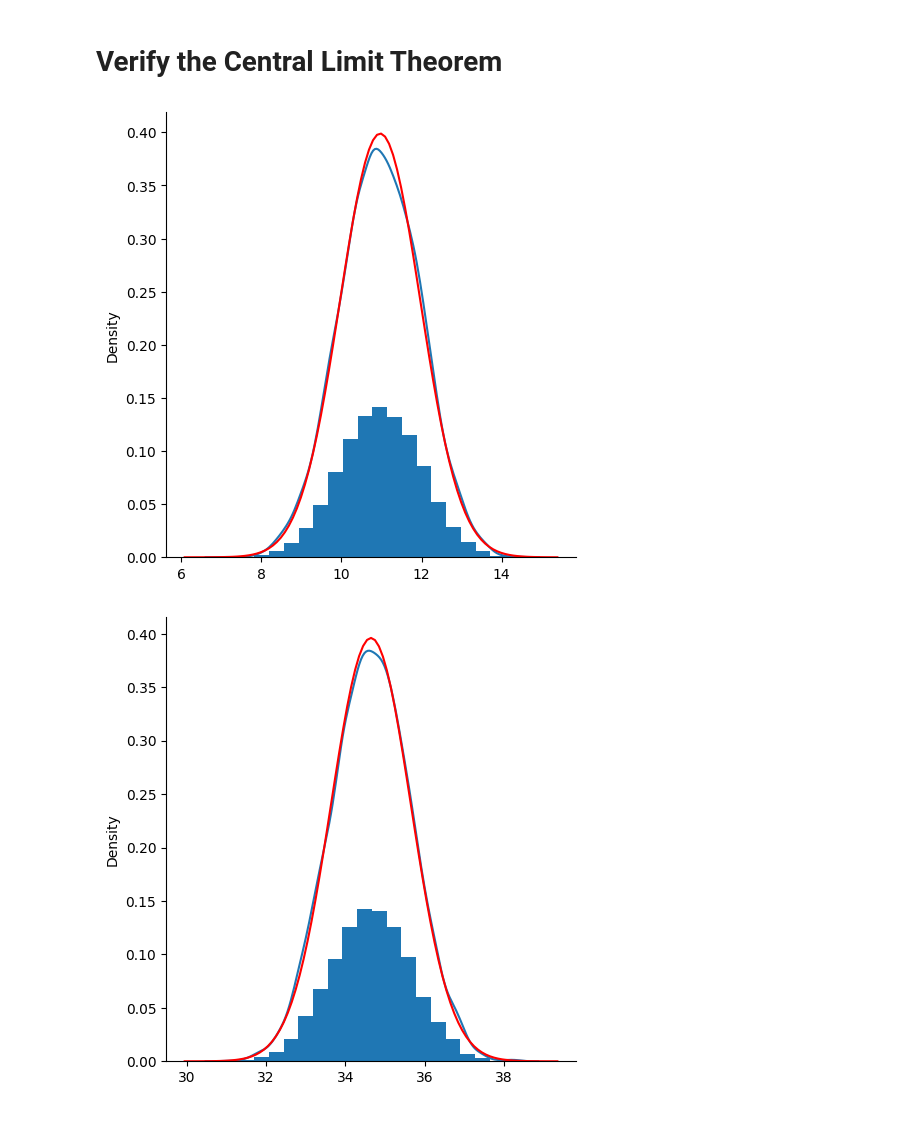
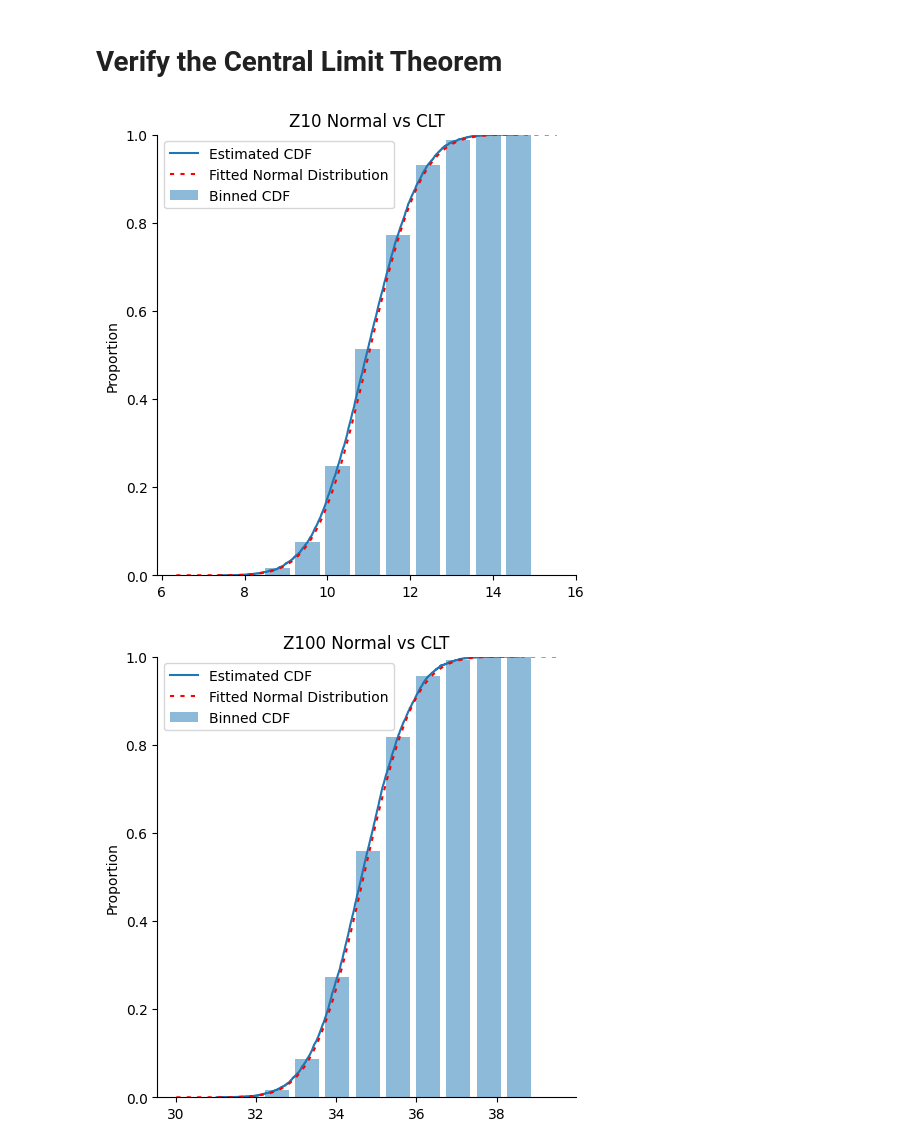
Before and after one commit to UlascanErsoy/ECEN646-TAMU, a Jupyter notebook: assignment5_p4.ipynb, the cells around one changed output. Cells and saved outputs as stored; diff of their text form; code cells hidden in the pictures.

```diff
--- a/assignment5_p4.ipynb
+++ b/assignment5_p4.ipynb
@@ -9,38 +9,48 @@ def generate_normal(s:np.ndarray):
     """Generate the normal dist.
     for a given sum of uniform dists.
     """
     mean = s.mean()
     std  = s.std()
+    dx = 0.1
 
-    x = np.arange(min(s)-std,max(s)+std, 0.1)
+    x = np.arange(min(s)-std,max(s)+std, dx)
 
-    return np.array([x,(1 / (std * np.sqrt(2 * np.pi))) * \
+    arr = np.array([x,(1 / (std * np.sqrt(2 * np.pi))) * \
             np.exp(- ((x - mean) * (x - mean) / (2 * std * std)))])
+
+    return np.array([
+        x, [sum(arr[1,:index,]) * dx for index in range(arr.shape[1])]
+    ])
 
 def generate_zn(k: int , N: int, a:float = 0, b:float = 1):
     """
     generate Zn where n -> N
     """
     mean = (a-b)/2
     std  = np.sqrt((a-b)*(a-b)/12)
 
     s = np.array([
         np.sum((np.random.uniform(0,1,N) - mean) / (std * np.sqrt(N)))
         for _ in range(k)
         ])
+
     return s
 
 
 for N in [10,100,1000]:
     s = generate_zn(10**4, N)
     norm = generate_normal(s)
-    counts, bins = np.histogram(s,bins=20)
+    counts, bins = np.histogram(s, density=True)
+    dx = bins[1] - bins[0]
+    F1 = np.cumsum(counts) * dx
+
     counts = [count / sum(counts) for count in counts]
-    sns.displot(s, kind='kde')
-    plt.hist(bins[:-1], bins, weights=counts)
-    sns.lineplot(x=norm.T[:,0], y=norm.T[:,1],color='red')
+    sns.displot(s, kind='ecdf',label='Estimated CDF')
+    plt.title(f"Z{N} Normal vs CLT")
+    plt.bar(bins[1:], F1,alpha=0.5,label='Binned CDF',align='center',width=0.6)
+    sns.lineplot(x=norm.T[:,0], y=norm.T[:,1],color='red',dashes=[2,3],label='Fitted Normal Distribution')
     # plt.title(f'Z{N} vs Normal Distribution')
     # plt.legend(labels=[f'Emperical Z{N}','Normal Distribution'])
 # %% [output]
-[figure, old version]
+[figure, new version]
-[figure, old version]
+[figure, new version]
```
Also changed, not shown: parts of 1 cell of this notebook.
